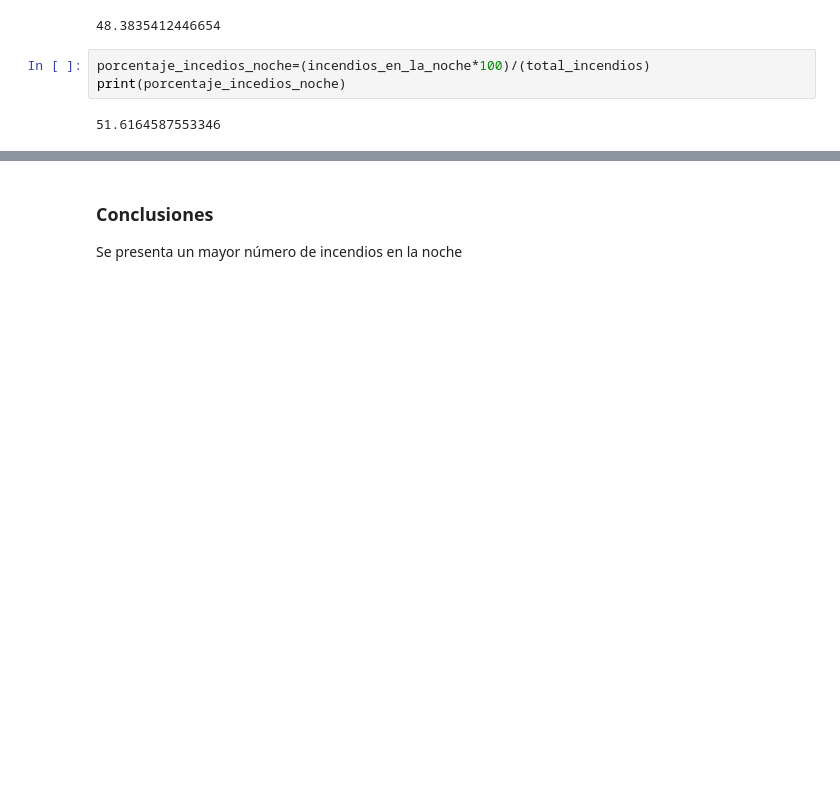
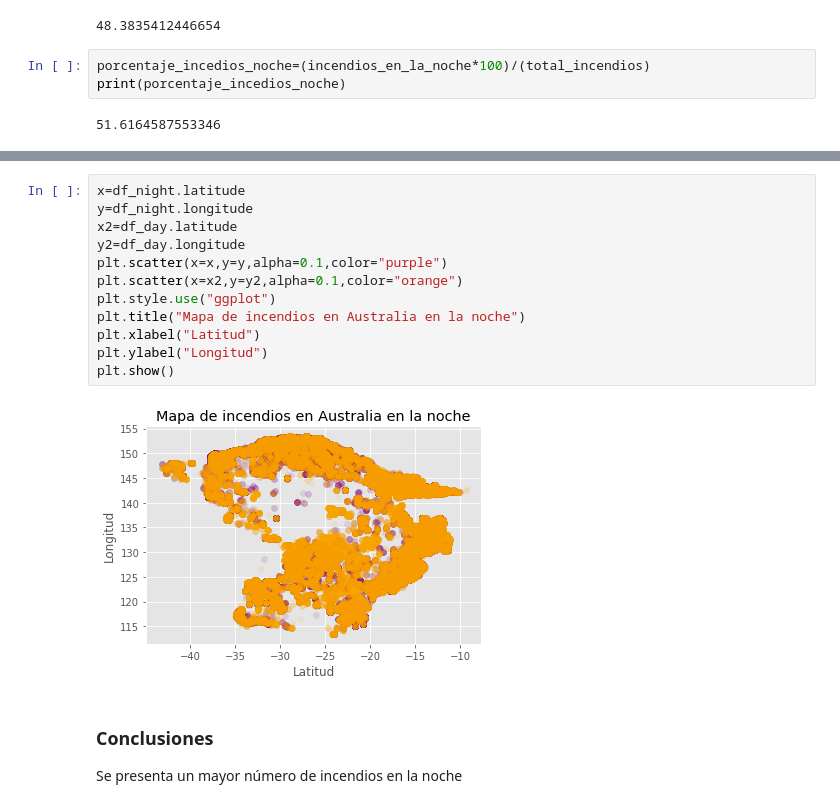
Before and after one commit to rromerov/fires-across-Australia, a Jupyter notebook: main.ipynb, the cells around one changed output, grey strips where cells are left out. Cells and saved outputs as stored; diff of their text form; blank space fills up the shorter version.

```diff
--- a/main.ipynb
+++ b/main.ipynb
@@ -35,3 +69,17 @@ print(porcentaje_incedios_noche)
+# %%
+x=df_night.latitude
+y=df_night.longitude
+x2=df_day.latitude
+y2=df_day.longitude
+plt.scatter(x=x,y=y,alpha=0.1,color="purple")
+plt.scatter(x=x2,y=y2,alpha=0.1,color="orange")
+plt.style.use("ggplot")
+plt.title("Mapa de incendios en Australia en la noche")
+plt.xlabel("Latitud")
+plt.ylabel("Longitud")
+plt.show()
+# %% [output]
+[figure, added]
 # %% [markdown]
 ### Conclusiones
 
```
Also changed, not shown: parts of 3 cells of this notebook.
